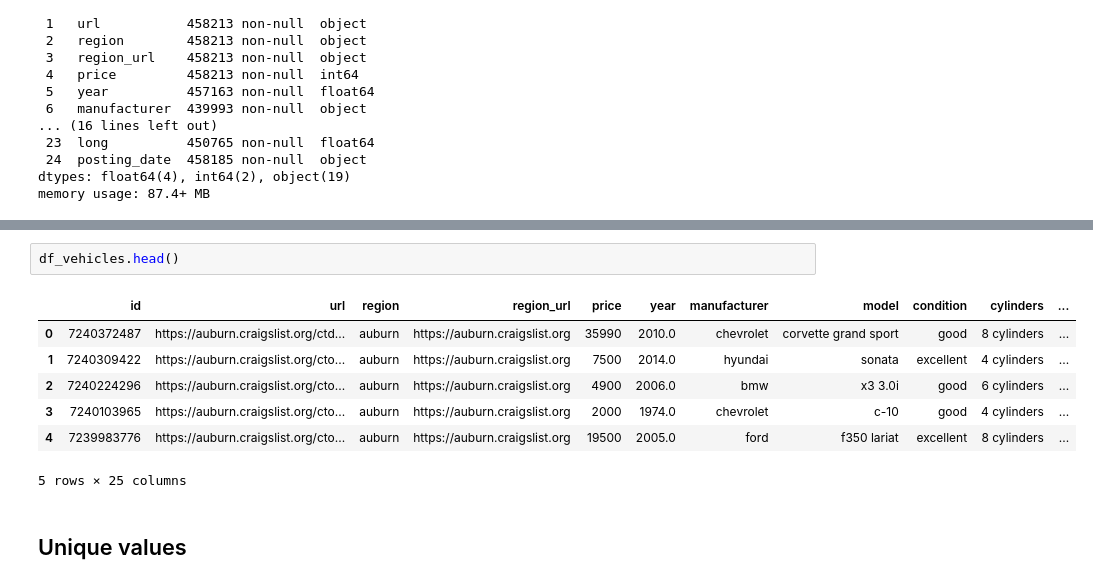
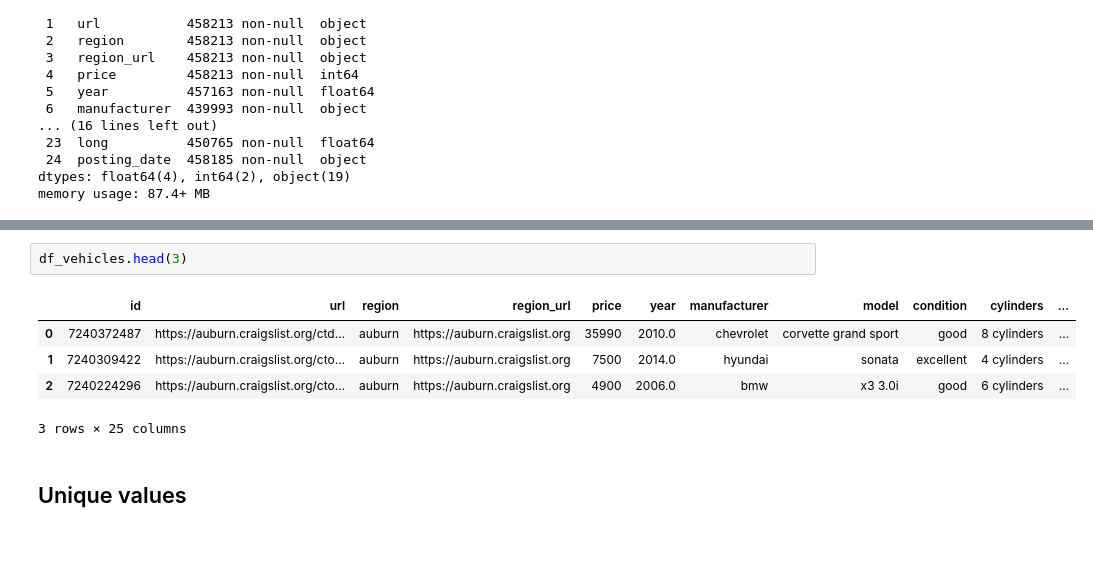
Before and after one commit to ixiaopan/GroupWork, a Jupyter notebook: DataMining/EDA-panpan.ipynb, the cells around one changed output, grey strips where cells are left out. Drawn from its saved outputs; the diff is of its cells as text; blank space fills up the shorter version.

```diff
--- a/DataMining/EDA-panpan.ipynb
+++ b/DataMining/EDA-panpan.ipynb
@@ -210,13 +212,11 @@ Index(['id', 'url', 'region', 'region_url', 'price', 'year', 'manufacturer',
 # %%
-df_vehicles.head()
+df_vehicles.head(3)
 # %% [output]
 |  | id | url | region | region_url | price | year | manufacturer | model | condition | cylinders | ... |
 | 0 | 7240372487 | https://auburn.craigslist.org/ctd... | auburn | https://auburn.craigslist.org | 35990 | 2010.0 | chevrolet | corvette grand sport | good | 8 cylinders | ... |
 | 1 | 7240309422 | https://auburn.craigslist.org/cto... | auburn | https://auburn.craigslist.org | 7500 | 2014.0 | hyundai | sonata | excellent | 4 cylinders | ... |
 | 2 | 7240224296 | https://auburn.craigslist.org/cto... | auburn | https://auburn.craigslist.org | 4900 | 2006.0 | bmw | x3 3.0i | good | 6 cylinders | ... |
-| 3 | 7240103965 | https://auburn.craigslist.org/cto... | auburn | https://auburn.craigslist.org | 2000 | 1974.0 | chevrolet | c-10 | good | 4 cylinders | ... |
-| 4 | 7239983776 | https://auburn.craigslist.org/cto... | auburn | https://auburn.craigslist.org | 19500 | 2005.0 | ford | f350 lariat | excellent | 8 cylinders | ... |
-5 rows × 25 columns
+3 rows × 25 columns
 # %% [markdown]
 ## Unique values
 # %%
```
Also changed, not shown: parts of 50 cells of this notebook.
